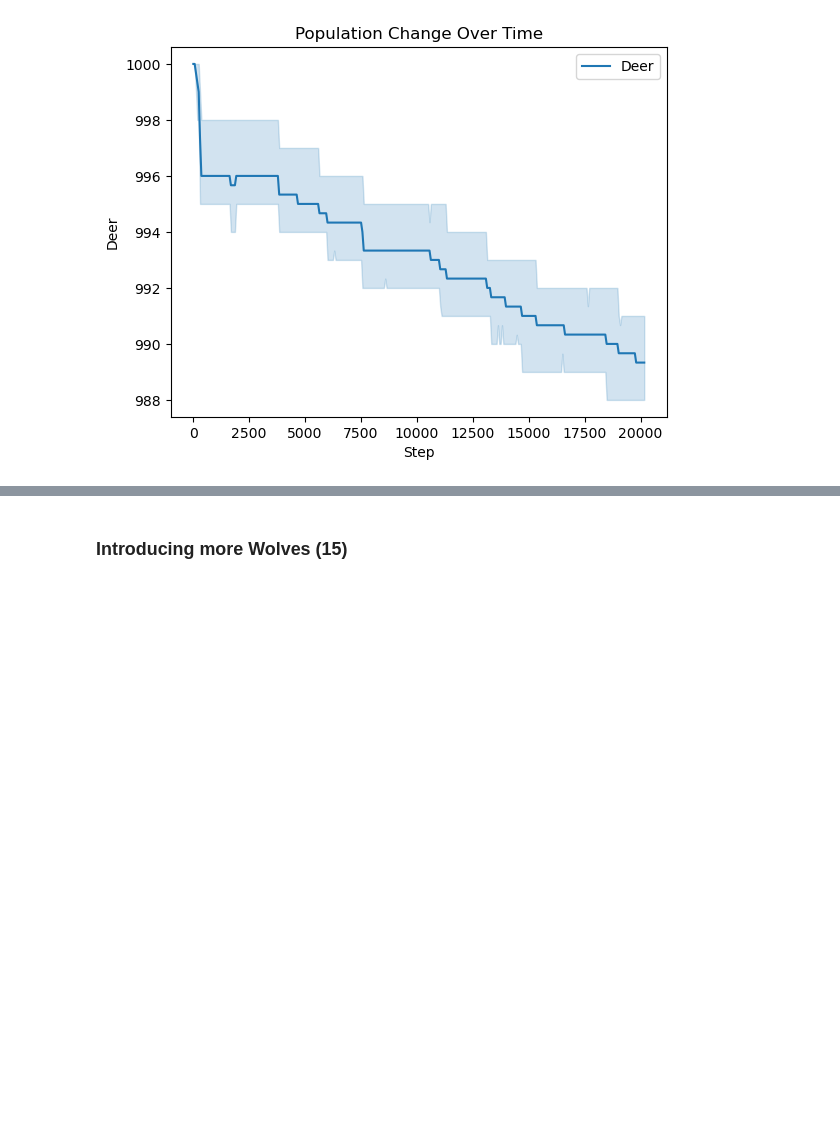
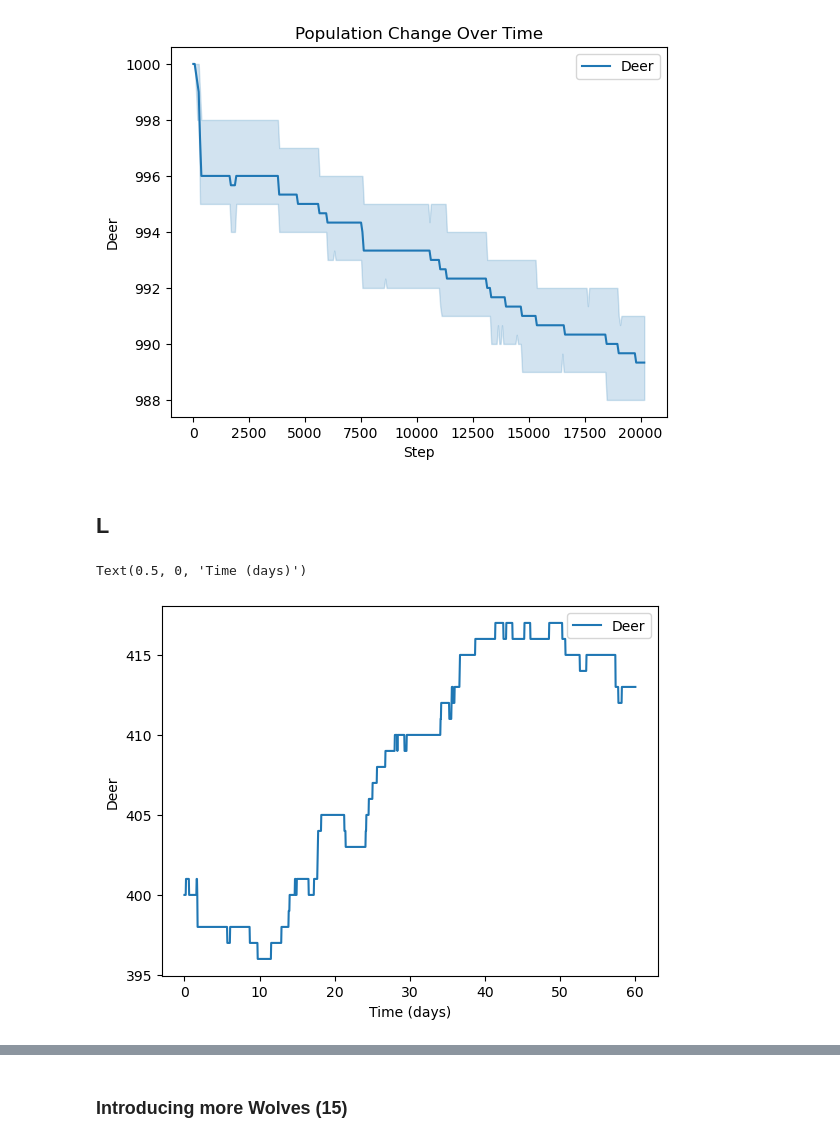
Before and after one commit to LukeRDuob/MDM3_wolf_reintroducution, a Jupyter notebook: project/ABM/notebook.ipynb, the cells around one changed output, grey strips where cells are left out. Cells and saved outputs as stored; diff of their text form; code cells hidden in the pictures; blank space fills up the shorter version.

Commit message:
deer births!!

```diff
--- a/project/ABM/notebook.ipynb
+++ b/project/ABM/notebook.ipynb
@@ -70,3 +70,5 @@ plt.title("Population Change Over Time")
 # %% [output]
 Text(0.5, 1.0, 'Population Change Over Time')
 [figure]
+# %% [markdown]
+## L
@@ -72,0 +112,21 @@ Text(0.5, 1.0, 'Population Change Over Time')
+# %%
+w_6_d_400 = pd.read_csv("w_6_d_400.csv")
+# l_results_df['Time'] = l_results_df["Step"] * step_size/24
+# w_6_d_400 = l_results_df
+# w_6_d_400.to_csv("w_6_d_400.csv", index=False)
+# Polyfit to see rate of population decrease
+x = w_6_d_400['Time'].values
+y = w_6_d_400['Deer'].values
+stable_x = x[40:]
+stable_y = y[40:]
+# Linear regression (1st-degree polynomial)
+m2, b = np.polyfit(stable_x,stable_y,1)
+y_fit = m2*(x) + b
+
+# Plot
+# plt.plot(x, y_fit, linestyle='--', color='red', label=f"y = {m2:.2g}$x$ + {b:.3f}")
+sns.lineplot(data=w_6_d_400, x='Time', y='Deer', label='Deer')
+plt.xlabel('Time (days)')
+# %% [output]
+Text(0.5, 0, 'Time (days)')
+[figure, added]
```
Also changed, not shown: parts of 9 cells of this notebook, 6 other files.
